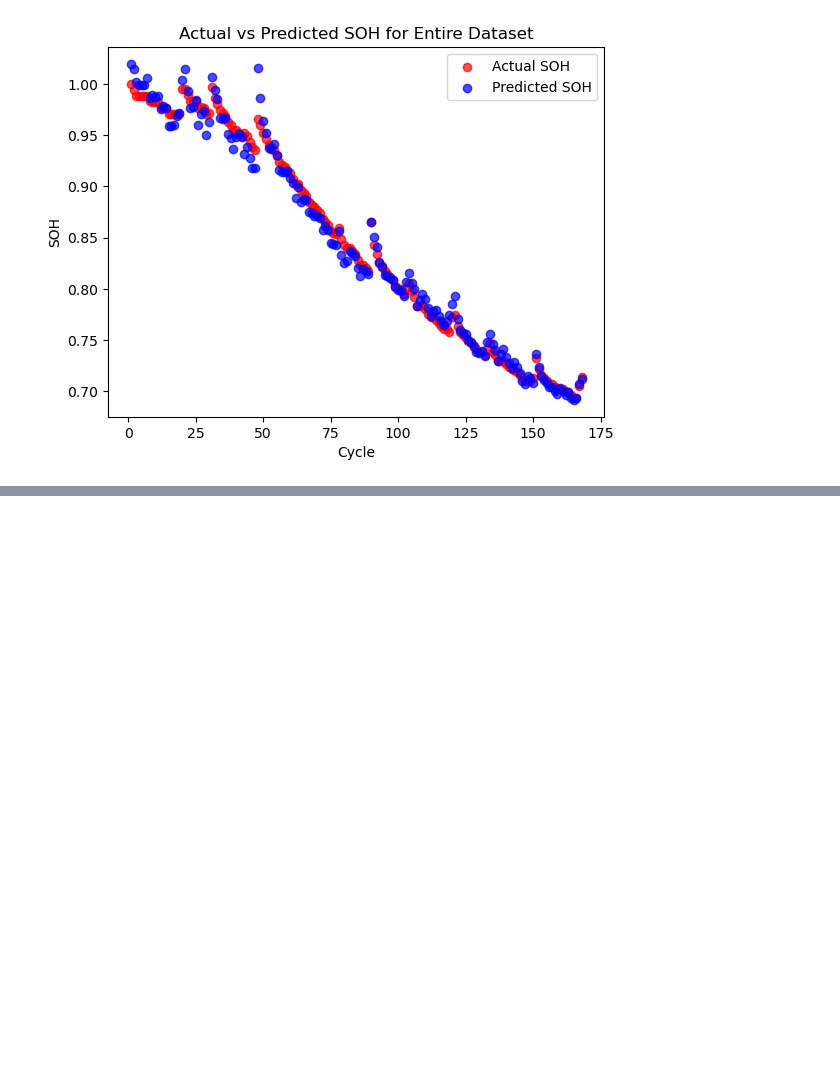
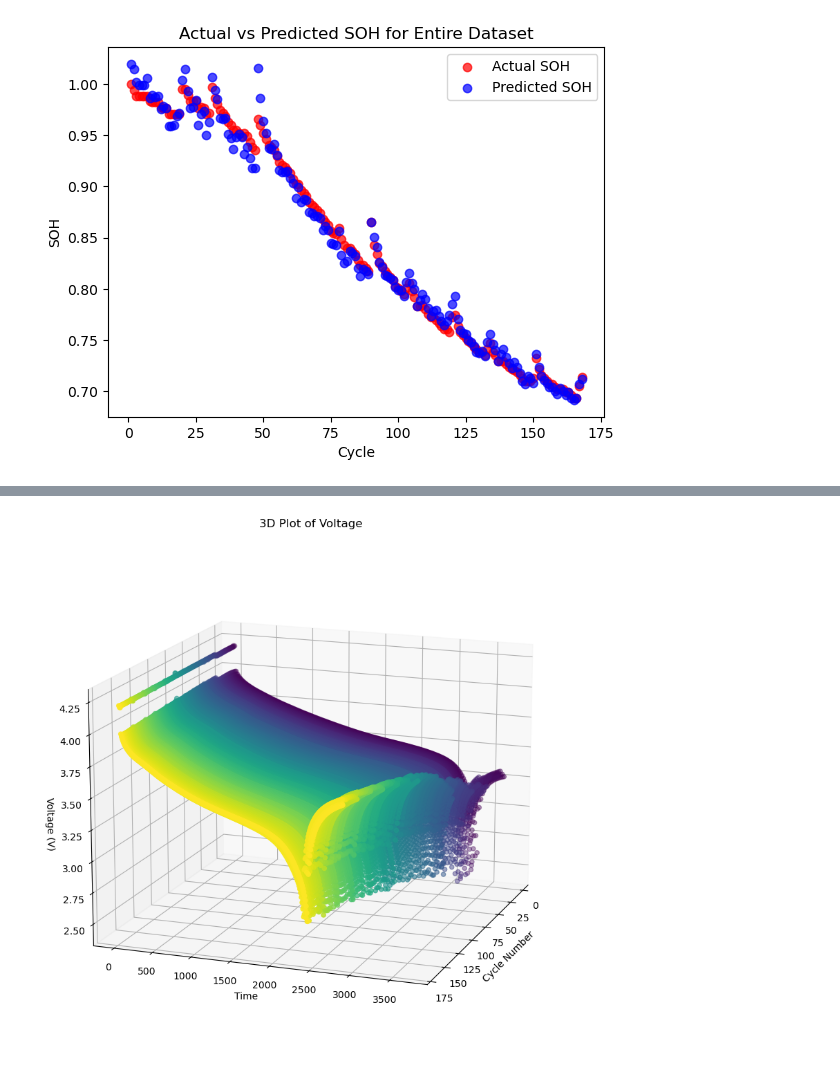
Before and after one commit to RomanShrestha07/CPSC_4830_Group_Project, a Jupyter notebook: Group_Project.ipynb, the cells around one changed output, grey strips where cells are left out. Saved outputs shown, nothing was run; the diff lists cells and outputs as text; code cells hidden in the pictures; blank space fills up the shorter version.

```diff
--- a/Group_Project.ipynb
+++ b/Group_Project.ipynb
@@ -446,0 +513,4 @@ plt.show()
+# %%
+get_voltage_plot('B0005', 'discharge')
+# %% [output]
+[figure, added]
```
Also changed, not shown: parts of 22 cells of this notebook.
